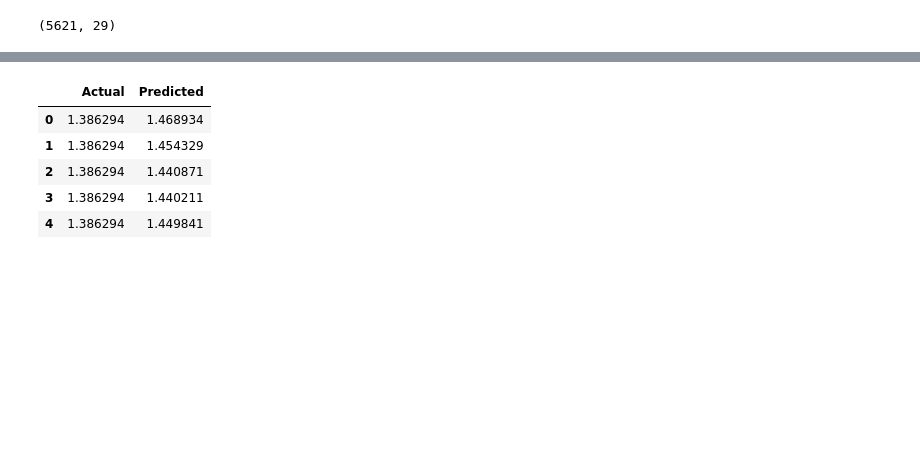
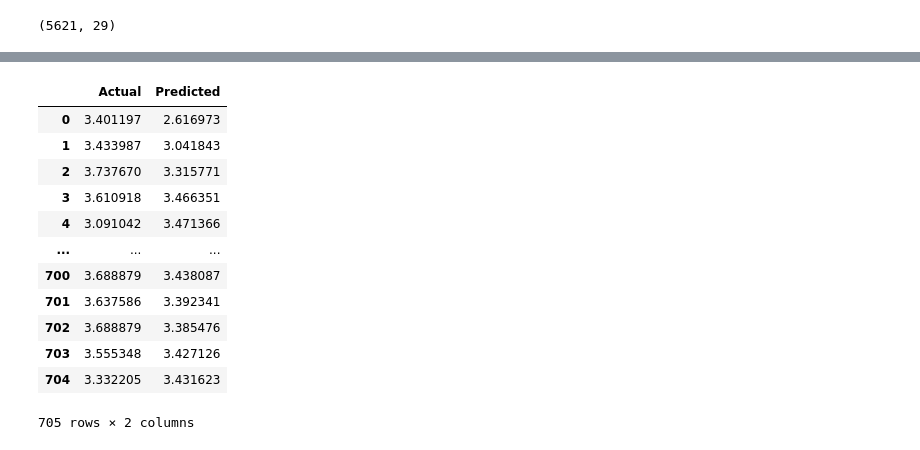
Before and after one commit to perkzen/development-of-intelligent-solutions-with-machine-learning, a Jupyter notebook: project/multi.ipynb, the cells around one changed output, grey strips where cells are left out. Saved outputs shown, nothing was run; the diff lists cells and outputs as text; code cells hidden in the pictures; blank space fills up the shorter version.

```diff
--- a/project/multi.ipynb
+++ b/project/multi.ipynb
@@ -160,7 +160,7 @@ model.add(Dropout(0.2))
 model.add(Dense(1))
 model.compile(loss='mse', optimizer='adam')
 # %%
-history = model.fit(X_train, y_train, epochs=10, batch_size=72, validation_data=(X_test, y_test), verbose=1,
+history = model.fit(X_train, y_train, epochs=10, batch_size=64, validation_data=(X_test, y_test), verbose=1,
                     shuffle=False)
 # %% [output]
 Epoch 1/10
@@ -198,5 +218,5 @@ X_test.shape
 # %%
-prediction_copies_array = np.repeat(prediction, 5, axis=-1)
+prediction_copies_array = np.repeat(prediction, 3, axis=-1)
 # %%
 prediction_copies_array.shape
 # %% [output]
@@ -204,5 +224,5 @@ prediction_copies_array.shape
 # %%
-pred = scaler.inverse_transform(np.reshape(prediction_copies_array, (len(prediction), 5)))[:, 0]
+pred = scaler.inverse_transform(np.reshape(prediction_copies_array, (len(prediction), 3)))[:, 0]
 # %%
 pred.shape
 # %% [output]
@@ -210,4 +250,4 @@ pred.shape
 # %%
-original_copies_array = np.repeat(y_test, 5, axis=-1)
-original = scaler.inverse_transform(np.reshape(original_copies_array, (len(y_test), 5)))[:, 0]
+original_copies_array = np.repeat(y_test, 3, axis=-1)
+original = scaler.inverse_transform(np.reshape(original_copies_array, (len(y_test), 3)))[:, 0]
 # %%
@@ -224,10 +264,17 @@ plt.show()
 # %%
 df_output = pd.DataFrame({'Actual': original, 'Predicted': pred})
-df_output.head()
+df_output.head(1000)
 # %% [output]
 |  | Actual | Predicted |
-| 0 | 1.386294 | 1.468934 |
-| 1 | 1.386294 | 1.454329 |
-| 2 | 1.386294 | 1.440871 |
-| 3 | 1.386294 | 1.440211 |
-| 4 | 1.386294 | 1.449841 |
+| 0 | 3.401197 | 2.616973 |
+| 1 | 3.433987 | 3.041843 |
+| 2 | 3.737670 | 3.315771 |
+| 3 | 3.610918 | 3.466351 |
+| 4 | 3.091042 | 3.471366 |
+| ... | ... | ... |
+| 700 | 3.688879 | 3.438087 |
+| 701 | 3.637586 | 3.392341 |
+| 702 | 3.688879 | 3.385476 |
+| 703 | 3.555348 | 3.427126 |
+| 704 | 3.332205 | 3.431623 |
+705 rows × 2 columns
```
Also changed, not shown: parts of 19 cells of this notebook, 1 other file.
